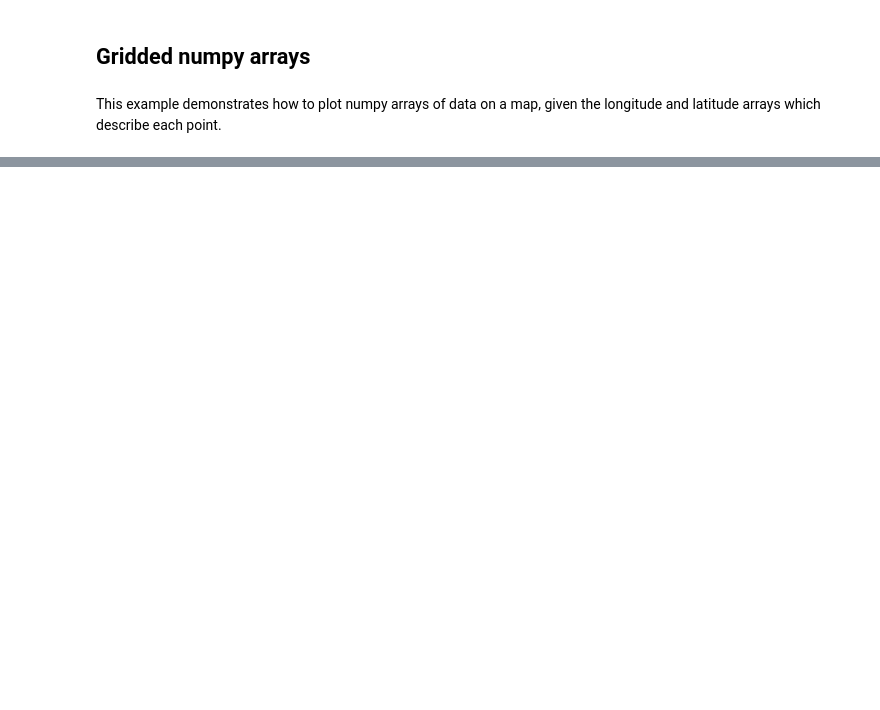
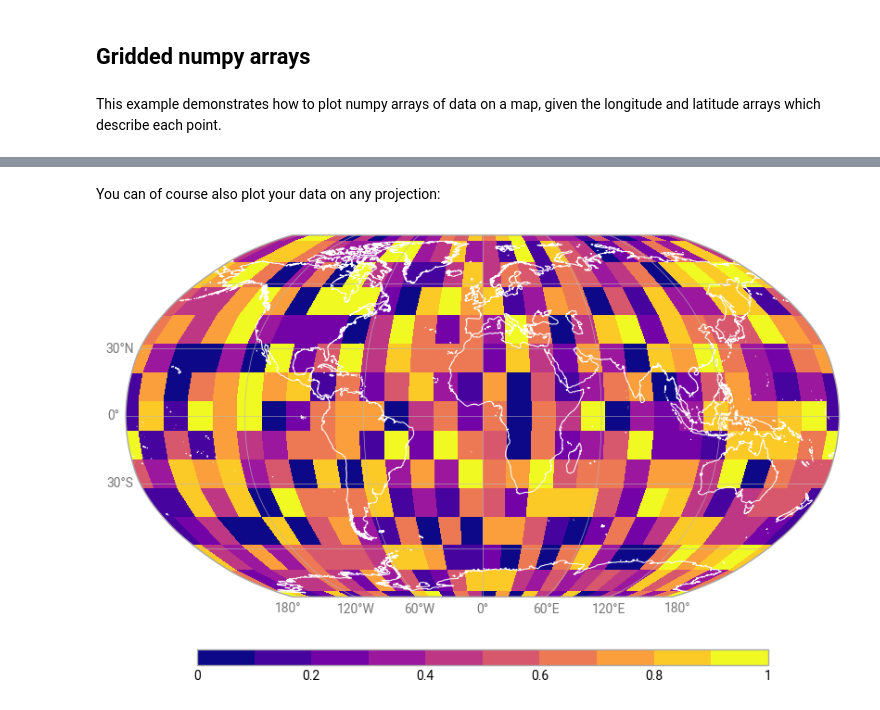
Before and after one commit to ecmwf/earthkit-plots, a Jupyter notebook: docs/examples/gallery/gridded-data/numpy.ipynb, the cells around one changed output, grey strips where cells are left out. Cells and saved outputs as stored; diff of their text form; code cells hidden in the pictures; blank space fills up the shorter version.

```diff
--- a/docs/examples/gallery/gridded-data/numpy.ipynb
+++ b/docs/examples/gallery/gridded-data/numpy.ipynb
@@ -23,0 +53,13 @@ chart.show()
+# %% [markdown]
+You can of course also plot your data on any projection:
+# %%
+chart = earthkit.plots.Map(crs="Robinson")
+
+chart.grid_cells(data, x=x, y=y)
+
+chart.coastlines(color="white")
+chart.gridlines()
+chart.legend(label="")
+chart.show()
+# %% [output]
+[figure, added]
```
Also changed, not shown: parts of 7 cells of this notebook.
